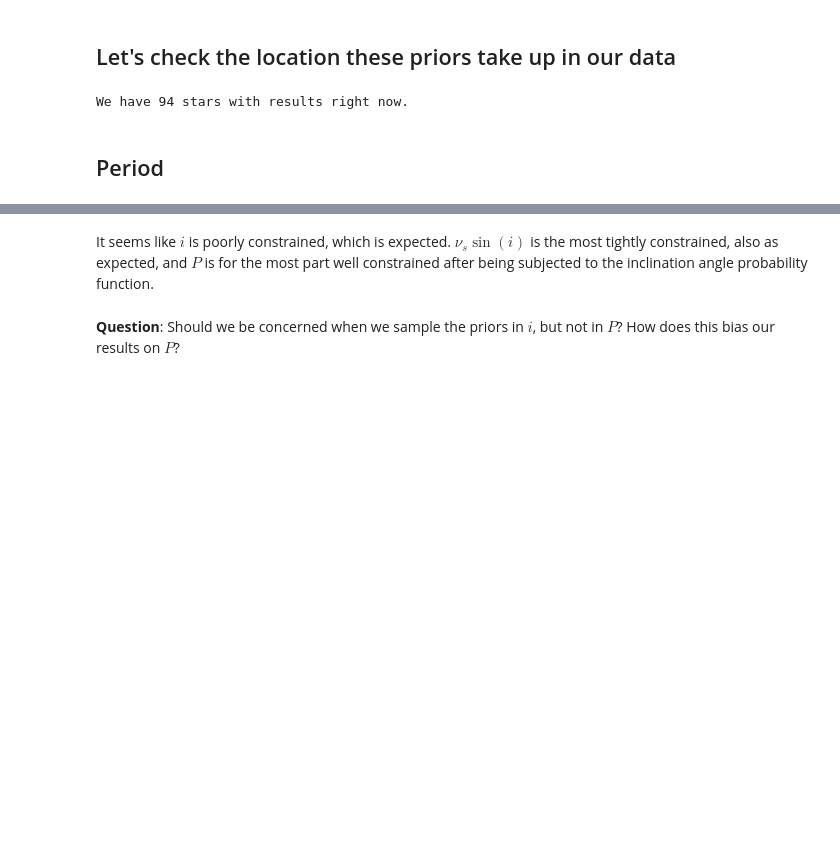
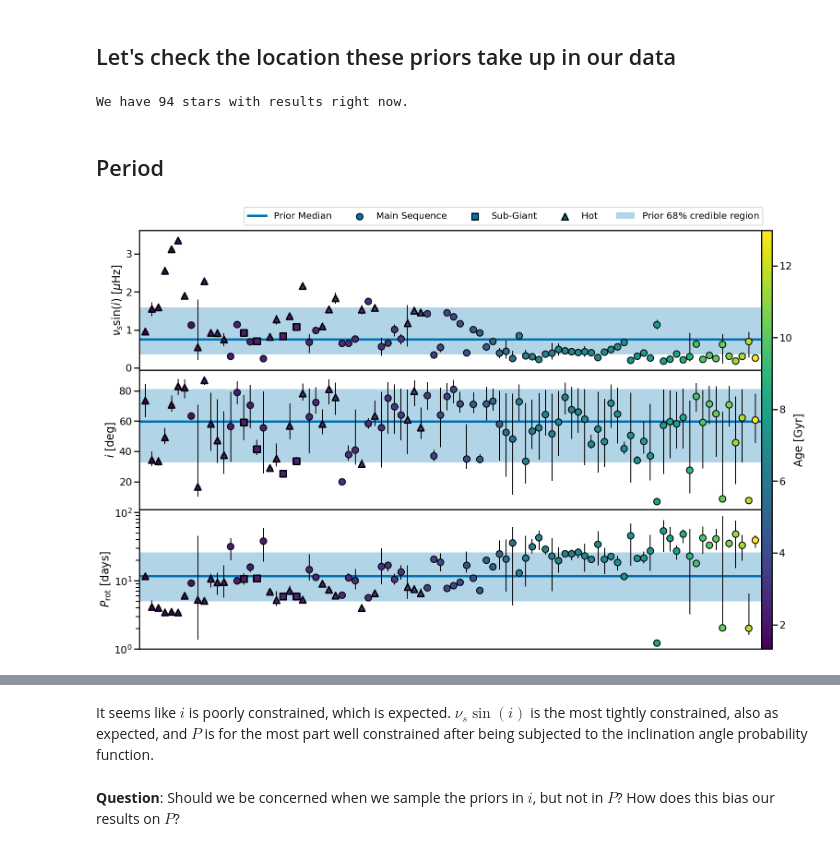
Before and after one commit to ojhall94/malatium, a Jupyter notebook: code/scripts/prior_checks.ipynb, the cells around one changed output, grey strips where cells are left out. Saved outputs shown, nothing was run; the diff lists cells and outputs as text; code cells hidden in the pictures; blank space fills up the shorter version.

Commit message:
Done prior plot

```diff
--- a/code/scripts/prior_checks.ipynb
+++ b/code/scripts/prior_checks.ipynb
@@ -61,9 +61,96 @@ plt.show()
 ati = pd.read_csv('../../data/atium.csv',index_col=0)
 ati = ati[ati.eye_flag != 3]
 ati = ati[np.isfinite(ati.nus.values)]
-ati = ati.sort_values('age')
+ati.sort_values(by = 'age', inplace=True)
+ati.reset_index(drop=True, inplace=True)
 print(f'We have {len(ati)} stars with results right now.')
 # %% [output]
 We have 94 stars with results right now.
 # %% [markdown]
 ## Period
+# %%
+size = 200
+ms = ati.hrclass == 'MS'
+h = ati.hrclass == 'H'
+sg = ati.hrclass == 'SG'
+flag = ati.eye_flag > 0
+
+#Period
+l, m, u = np.percentile(P, [16., 50., 84])
+
+fig, axes = plt.subplots(3, 1, figsize=(24,14), sharex=True)
+ax = axes[2]
+y = np.linspace(0, 1., len(ati))
+c = ax.scatter(y[ms],ati.P[ms], c=ati.age[ms], s=size, ec='k', lw=2, marker='o',zorder=3,
+                  vmin = ati.age.min(), vmax=ati.age.max())
+c = ax.scatter(y[sg],ati.P[sg], c=ati.age[sg], s=size, ec='k', lw=3, marker=',', zorder=3,
+                  vmin = ati.age.min(), vmax=ati.age.max())
+c = ax.scatter(y[h],ati.P[h], c=ati.age[h], s=size, ec='k', lw=3, marker='^', zorder=3,
+                  vmin = ati.age.min(), vmax=ati.age.max())
+
+# c = ax.scatter(ati.P[flag], y[flag], s=size-50, c='r',  zorder=3)
+ax.errorbar(y, ati.P, c='k', lw=2, yerr=[ati.l_P, ati.u_P], xerr=None, fmt='_', zorder=2)
+
+ax.fill_between(np.linspace(-0.05, 1.05), l, u, zorder=0, alpha=.3, label='p(P)')
+ax.axhline(m, zorder=1, lw=5)
+ax.set_yscale('log')
+ax.set_xlim(-0.01, 1.01)
+ax.set_ylim(1)
+ax.set_ylabel(r'$P_{\rm rot}$ [days]')
+
+#Inclination
+l, m, u = np.percentile(i, [16., 50., 84])
+
+ax1 = axes[1]
+y = np.linspace(0, 1, len(ati))
+c = ax1.scatter(y[ms], np.rad2deg(ati.i[ms]),  c=ati.age[ms], s=size, ec='k', lw=2, marker='o',zorder=3,
+                  vmin = ati.age.min(), vmax=ati.age.max())
+c = ax1.scatter(y[sg], np.rad2deg(ati.i[sg]),  c=ati.age[sg], s=size, ec='k', lw=3, marker=',', zorder=3,
+                  vmin = ati.age.min(), vmax=ati.age.max())
+c = ax1.scatter(y[h], np.rad2deg(ati.i[h]),  c=ati.age[h], s=size, ec='k', lw=3, marker='^', zorder=3,
+                  vmin = ati.age.min(), vmax=ati.age.max())
+
+ax1.errorbar(y, np.rad2deg(ati.i), c='k', lw=2, yerr=[np.rad2deg(ati.l_i), np.rad2deg(ati.u_i)], xerr=None, fmt='_', zorder=2)
+
+ax1.fill_between(np.linspace(-0.05, 1.05),np.rad2deg(l), np.rad2deg(u), zorder=0, alpha=.3, label='p(P)')
+ax1.axhline(np.rad2deg(m), zorder=1, lw=5)
+
+ax1.set_xlim(-0.01, 1.01)
+ax1.set_ylabel(r'$i$ [deg]')
+
+#Projected Splitting
+l, m, u = np.percentile(xsplit, [16., 50., 84])
+
+ax2 = axes[0]
+y = np.linspace(0, 1, len(ati))
+c = ax2.scatter(y[ms], ati['nus*'][ms], c=ati.age[ms], s=size, ec='k', lw=2, marker='o',zorder=3,
+                  vmin = ati.age.min(), vmax=ati.age.max(), label='Main Sequence')
+c = ax2.scatter(y[sg], ati['nus*'][sg], c=ati.age[sg], s=size, ec='k', lw=3, marker=',', zorder=3,
+                  vmin = ati.age.min(), vmax=ati.age.max(), label='Sub-Giant')
+c = ax2.scatter(y[h], ati['nus*'][h], c=ati.age[h], s=size, ec='k', lw=3, marker='^', zorder=3,
+                  vmin = ati.age.min(), vmax=ati.age.max(), label='Hot')
+
+ax2.errorbar(y, ati['nus*'], c='k', lw=2, yerr=[ati['l_nus*'], ati['u_nus*']], xerr=None, fmt='_', zorder=2)
+
+ax2.fill_between(np.linspace(-0.05, 1.05), l, u, zorder=0, alpha=.3, label=r'Prior $68\%$ credible region')
+ax2.axhline(m, zorder=1, lw=5, label='Prior Median')
+
+ax2.set_xlim(-0.01, 1.01)
+ax2.set_ylabel(r'$\nu_s \sin(i)$ [$\mu$Hz]')
+
+
+
+# ax.set_title(r'Rotation')
+# ax2.set_title(r'Projected Asteroseismic Splitting')
+# ax1.set_title(r'Angle of Inclination')
+for a in axes:
+    a.get_xaxis().set_visible(False)
+
+ax2.legend(ncol=5, bbox_to_anchor=[0.0, 1.2, 1.01, 0.], fontsize=20)
+fig.tight_layout()
+plt.subplots_adjust(hspace=0)
+fig.colorbar(c,label=r'Age [Gyr]', ax=axes.ravel(), pad=0, aspect=40)
+plt.savefig('/home/oliver/Dropbox/Apps/Overleaf/Malatium/Images/priors.png', dpi=300)
+plt.savefig('/home/oliver/Dropbox/Apps/Overleaf/Malatium/Images/priors.pdf', rasterized=True)
+# %% [output]
+[figure, added]
```
Also changed, not shown: parts of 7 cells of this notebook.
